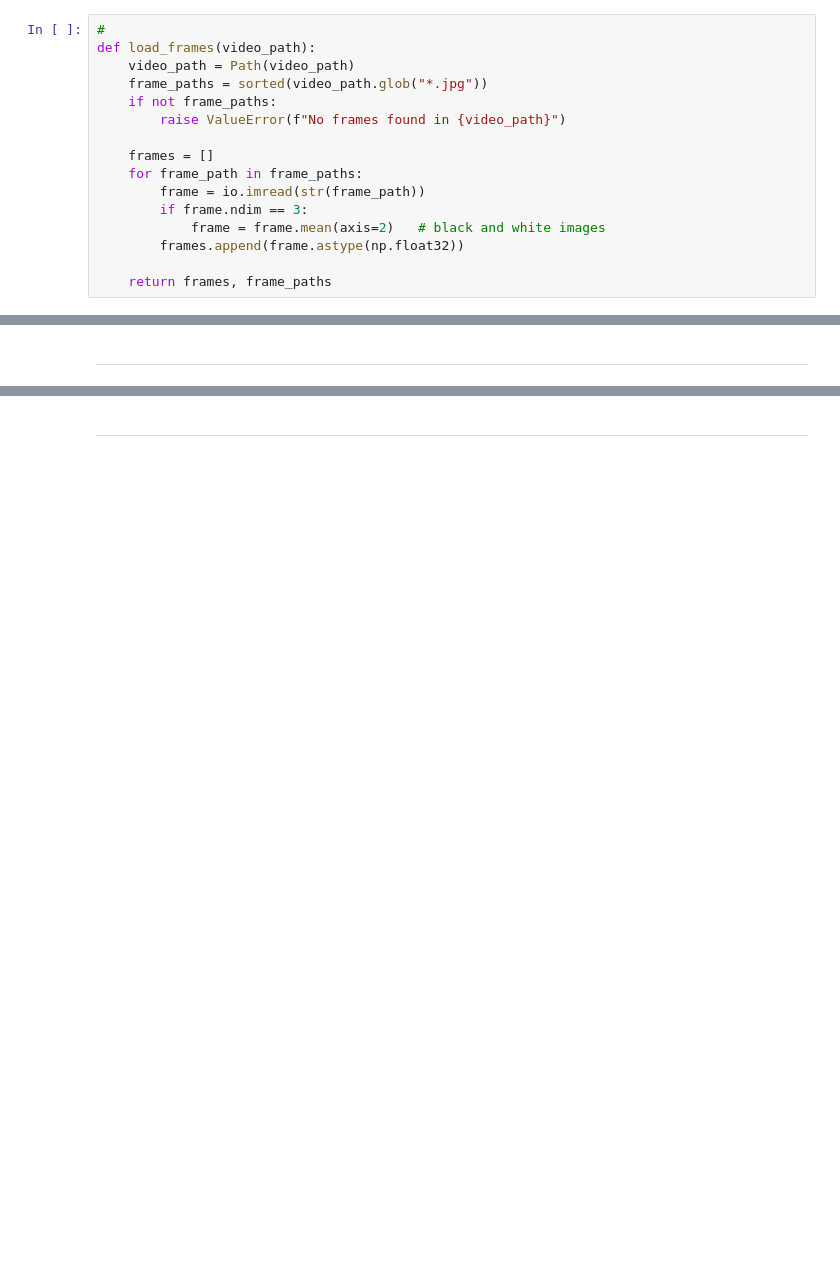
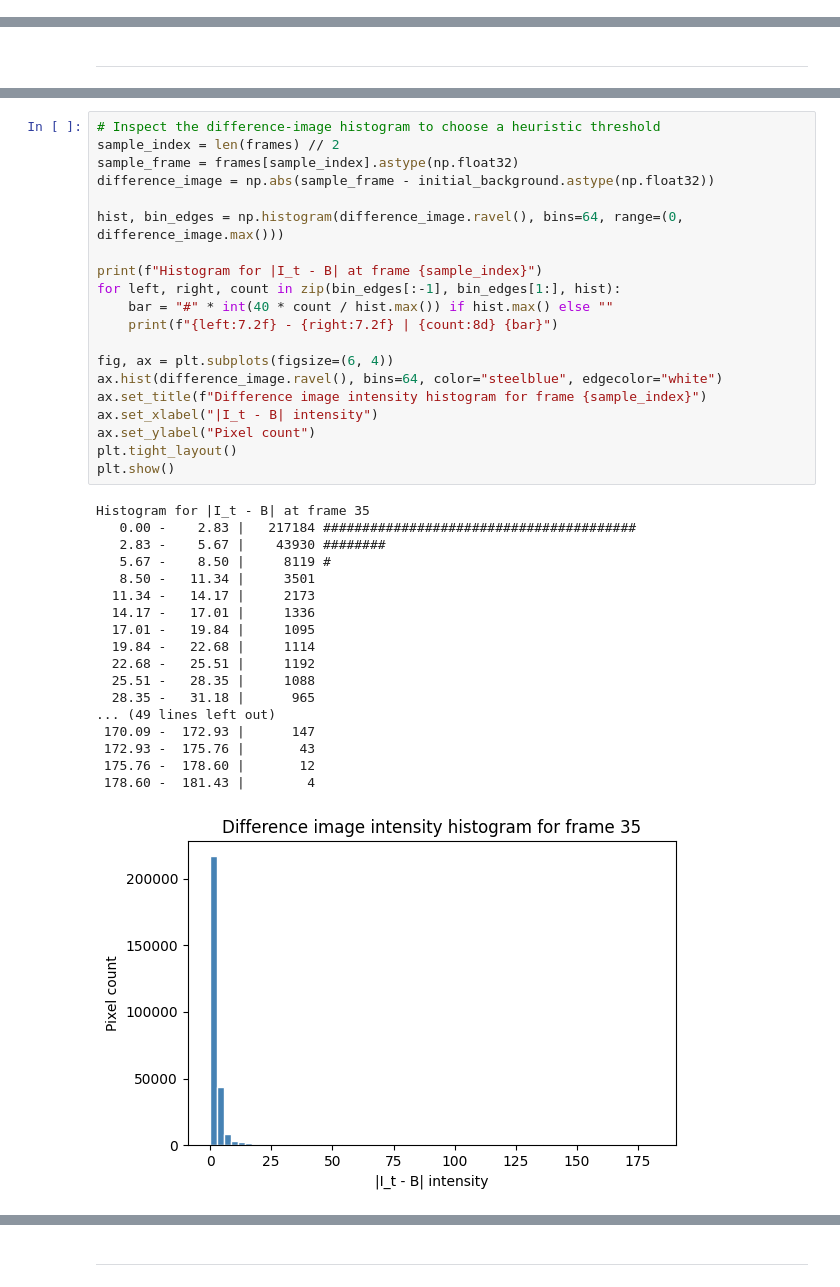
Before and after one commit to Diego-Chiola/Computational-Vision, a Jupyter notebook: homeworks/midterm/Motion_Analysis_Assignment.ipynb, the cells around one changed output, grey strips where cells are left out. Drawn from its saved outputs; the diff is of its cells as text; blank space fills up the shorter version.

```diff
--- a/homeworks/midterm/Motion_Analysis_Assignment.ipynb
+++ b/homeworks/midterm/Motion_Analysis_Assignment.ipynb
@@ -87,16 +102,0 @@ def initialize_background(video_path="video", num_frames=10):
-# %%
-#
-def load_frames(video_path):
-    video_path = Path(video_path)
-    frame_paths = sorted(video_path.glob("*.jpg"))
-    if not frame_paths:
-        raise ValueError(f"No frames found in {video_path}")
-
-    frames = []
-    for frame_path in frame_paths:
-        frame = io.imread(str(frame_path))
-        if frame.ndim == 3:
-            frame = frame.mean(axis=2)   # black and white images
-        frames.append(frame.astype(np.float32))
-
-    return frames, frame_paths
@@ -203,0 +224,39 @@ plt.show()
+# %%
+# Inspect the difference-image histogram to choose a heuristic threshold
+sample_index = len(frames) // 2
+sample_frame = frames[sample_index].astype(np.float32)
+difference_image = np.abs(sample_frame - initial_background.astype(np.float32))
+
+hist, bin_edges = np.histogram(difference_image.ravel(), bins=64, range=(0, difference_image.max()))
+
+print(f"Histogram for |I_t - B| at frame {sample_index}")
+for left, right, count in zip(bin_edges[:-1], bin_edges[1:], hist):
+    bar = "#" * int(40 * count / hist.max()) if hist.max() else ""
+    print(f"{left:7.2f} - {right:7.2f} | {count:8d} {bar}")
+
+fig, ax = plt.subplots(figsize=(6, 4))
+ax.hist(difference_image.ravel(), bins=64, color="steelblue", edgecolor="white")
+ax.set_title(f"Difference image intensity histogram for frame {sample_index}")
+ax.set_xlabel("|I_t - B| intensity")
+ax.set_ylabel("Pixel count")
+plt.tight_layout()
+plt.show()
+# %% [output]
+Histogram for |I_t - B| at frame 35
+   0.00 -    2.83 |   217184 ########################################
+   2.83 -    5.67 |    43930 ########
+   5.67 -    8.50 |     8119 #
+   8.50 -   11.34 |     3501
+  11.34 -   14.17 |     2173
+  14.17 -   17.01 |     1336
+  17.01 -   19.84 |     1095
+  19.84 -   22.68 |     1114
+  22.68 -   25.51 |     1192
+  25.51 -   28.35 |     1088
+  28.35 -   31.18 |      965
+... (49 lines left out)
+ 170.09 -  172.93 |      147
+ 172.93 -  175.76 |       43
+ 175.76 -  178.60 |       12
+ 178.60 -  181.43 |        4
+[figure, added]
```
Also changed, not shown: parts of 38 cells of this notebook, 1 other file.
